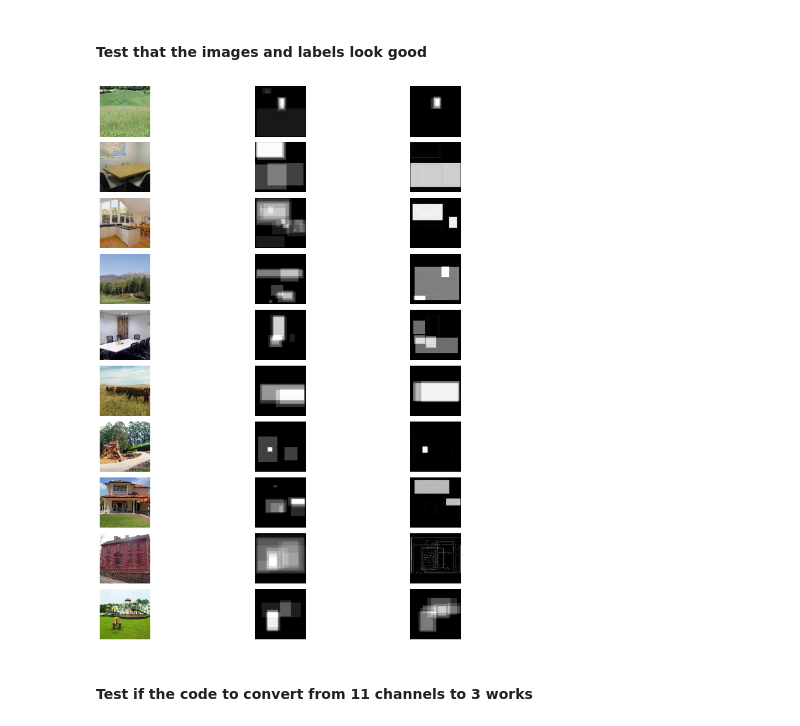
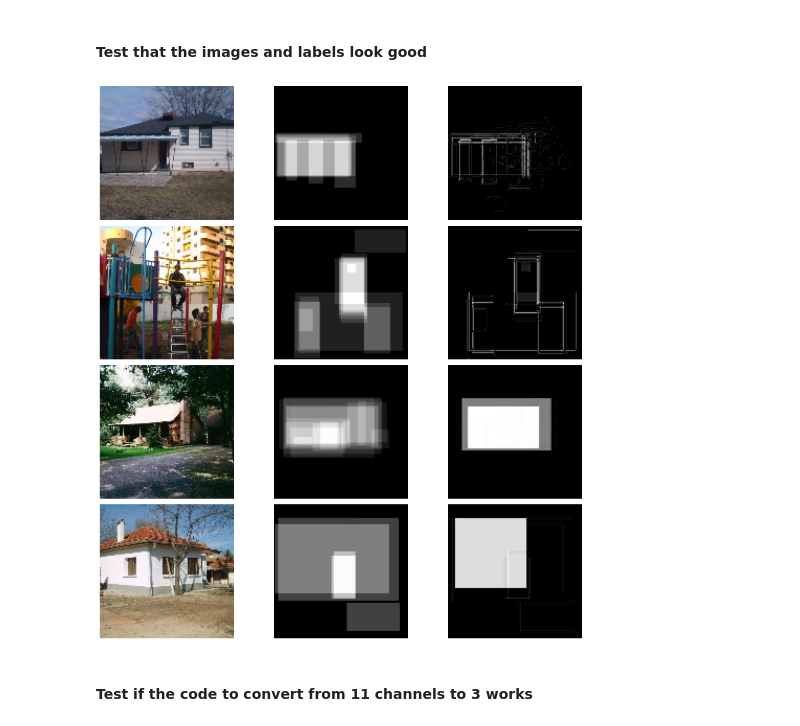
Before and after one commit to BabarKhanDev/Dissertation, a Jupyter notebook: memorability.ipynb, the cells around one changed output. Saved outputs shown, nothing was run; the diff lists cells and outputs as text; code cells hidden in the pictures.

```diff
--- a/memorability.ipynb
+++ b/memorability.ipynb
@@ -91,7 +91,7 @@ train_size = int(0.8 * len(dataset))
 test_size = len(dataset) - train_size
 train_dataset, test_dataset = torch.utils.data.random_split(dataset, [train_size, test_size])
 
-batch_size = 32
+batch_size = 16
 train_loader = DataLoader(dataset = train_dataset, batch_size = batch_size, shuffle=True)
 test_loader = DataLoader(dataset = test_dataset, batch_size = batch_size, shuffle=True)
 
@@ -105,32 +105,32 @@ print(f'{len(test_dataset)}  Items in Test dataset')
 # %%
 import matplotlib.pyplot as plt
 
 figure = plt.figure(figsize=(15,15))
-cols, rows = 3, 10
+cols, rows = 3, 4
 for i in range(rows):
 
     images, labels = next(iter(train_loader))
 
     # The image
     figure.add_subplot(rows,cols, cols*i+1)
     plt.axis("off")
     plt.imshow((images[0].squeeze().permute(1, 2, 0) +1 )/2 )
 
     # The Original Label - green channel
     figure.add_subplot(rows,cols, cols*i+2)
     plt.axis("off")
     plt.imshow((labels[0][1].squeeze()+1 )/2, cmap='gray')
 
 
     # The original Label - red channel
     figure.add_subplot(rows,cols, cols*i+3)
     plt.axis("off")
     plt.imshow((labels[0][0].squeeze() +1 )/2, cmap='gray')
 
 plt.tight_layout()
 plt.show()
 # %% [output]
-[figure, old version]
+[figure, new version]
 # %% [markdown]
 #### Test if the code to convert from 11 channels to 3 works
 # %% [markdown]
```
Also changed, not shown: parts of 8 cells of this notebook.
